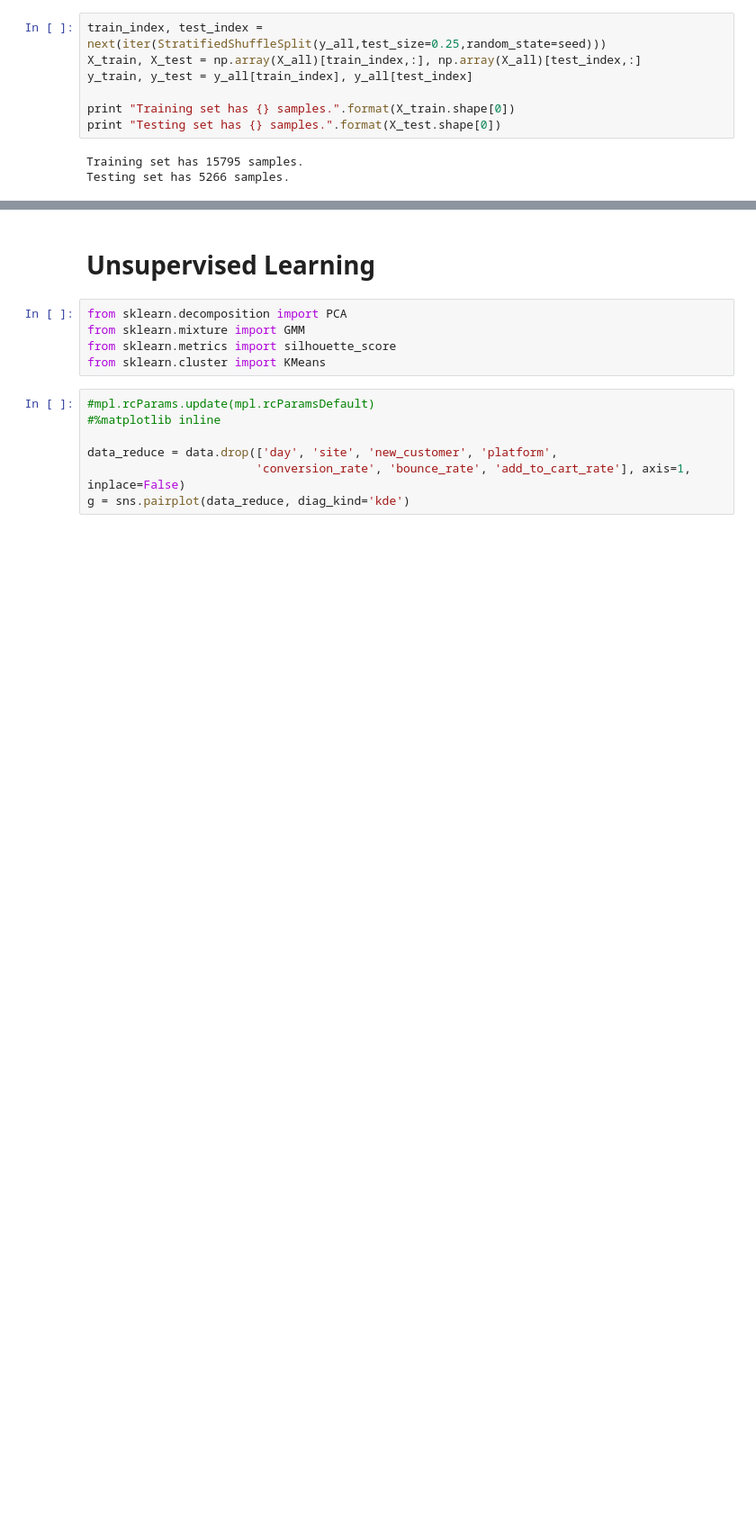
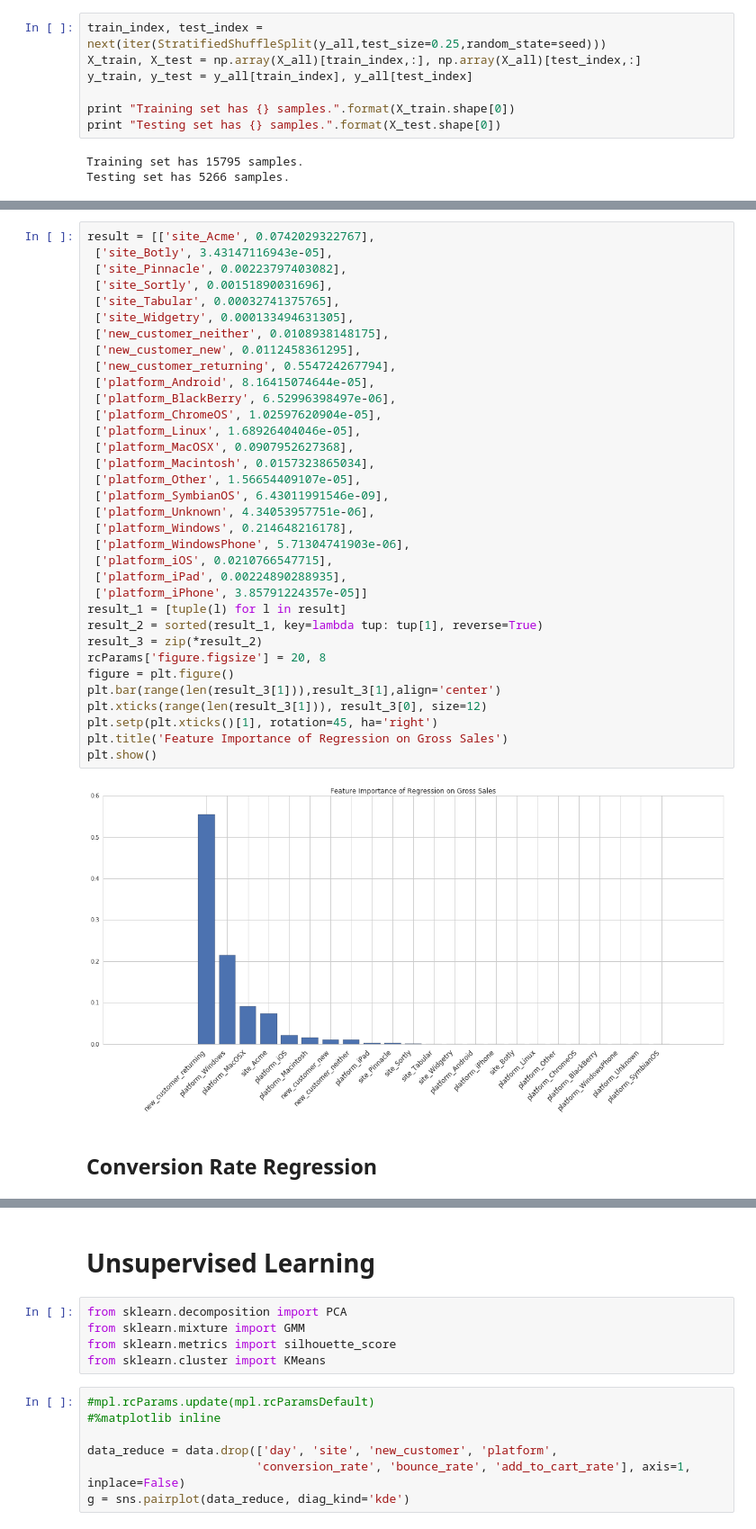
Before and after one commit to hangyao/Zappos, a Jupyter notebook: zappos.ipynb, the cells around one changed output, grey strips where cells are left out. Shown at 90% size. Saved outputs shown, nothing was run; the diff lists cells and outputs as text; blank space fills up the shorter version.

```diff
--- a/zappos.ipynb
+++ b/zappos.ipynb
@@ -235,0 +537,38 @@ TypeError: float() argument must be a string or a number
+# %%
+result = [['site_Acme', 0.0742029322767],
+ ['site_Botly', 3.43147116943e-05],
+ ['site_Pinnacle', 0.00223797403082],
+ ['site_Sortly', 0.00151890031696],
+ ['site_Tabular', 0.00032741375765],
+ ['site_Widgetry', 0.000133494631305],
+ ['new_customer_neither', 0.0108938148175],
+ ['new_customer_new', 0.0112458361295],
+ ['new_customer_returning', 0.554724267794],
+ ['platform_Android', 8.16415074644e-05],
+ ['platform_BlackBerry', 6.52996398497e-06],
+ ['platform_ChromeOS', 1.02597620904e-05],
+ ['platform_Linux', 1.68926404046e-05],
+ ['platform_MacOSX', 0.0907952627368],
+ ['platform_Macintosh', 0.0157323865034],
+ ['platform_Other', 1.56654409107e-05],
+ ['platform_SymbianOS', 6.43011991546e-09],
+ ['platform_Unknown', 4.34053957751e-06],
+ ['platform_Windows', 0.214648216178],
+ ['platform_WindowsPhone', 5.71304741903e-06],
+ ['platform_iOS', 0.0210766547715],
+ ['platform_iPad', 0.00224890288935],
+ ['platform_iPhone', 3.85791224357e-05]]
+result_1 = [tuple(l) for l in result]
+result_2 = sorted(result_1, key=lambda tup: tup[1], reverse=True)
+result_3 = zip(*result_2)
+rcParams['figure.figsize'] = 20, 8
+figure = plt.figure()
+plt.bar(range(len(result_3[1])),result_3[1],align='center')
+plt.xticks(range(len(result_3[1])), result_3[0], size=12)
+plt.setp(plt.xticks()[1], rotation=45, ha='right')
+plt.title('Feature Importance of Regression on Gross Sales')
+plt.show()
+# %% [output]
+[figure, added]
+# %% [markdown]
+## Conversion Rate Regression
```
Also changed, not shown: parts of 37 cells of this notebook, 1 other file.
